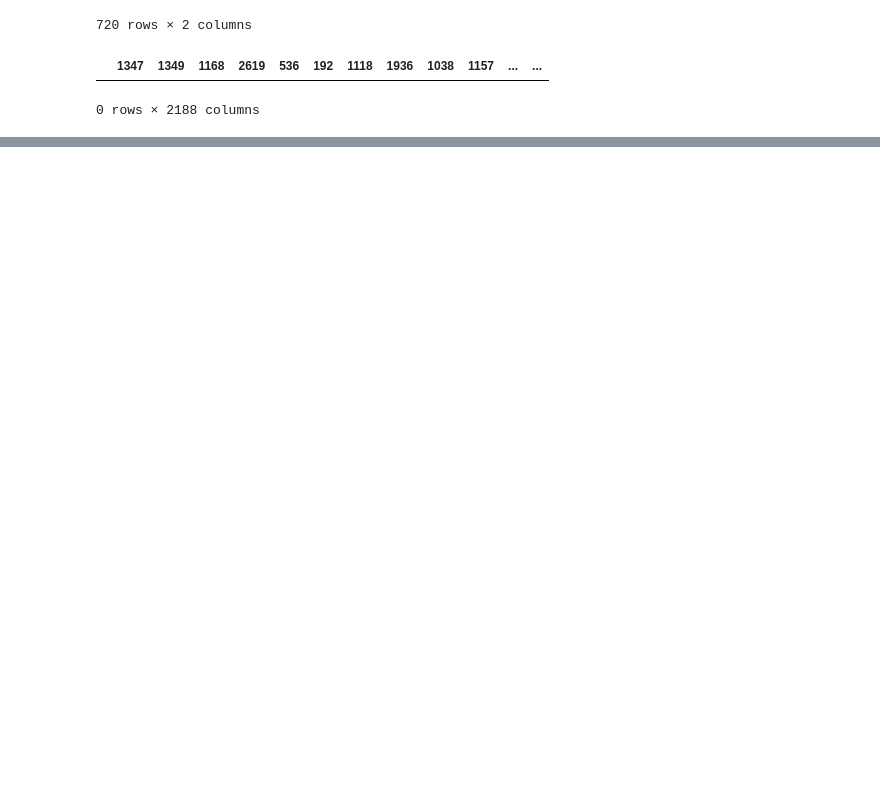
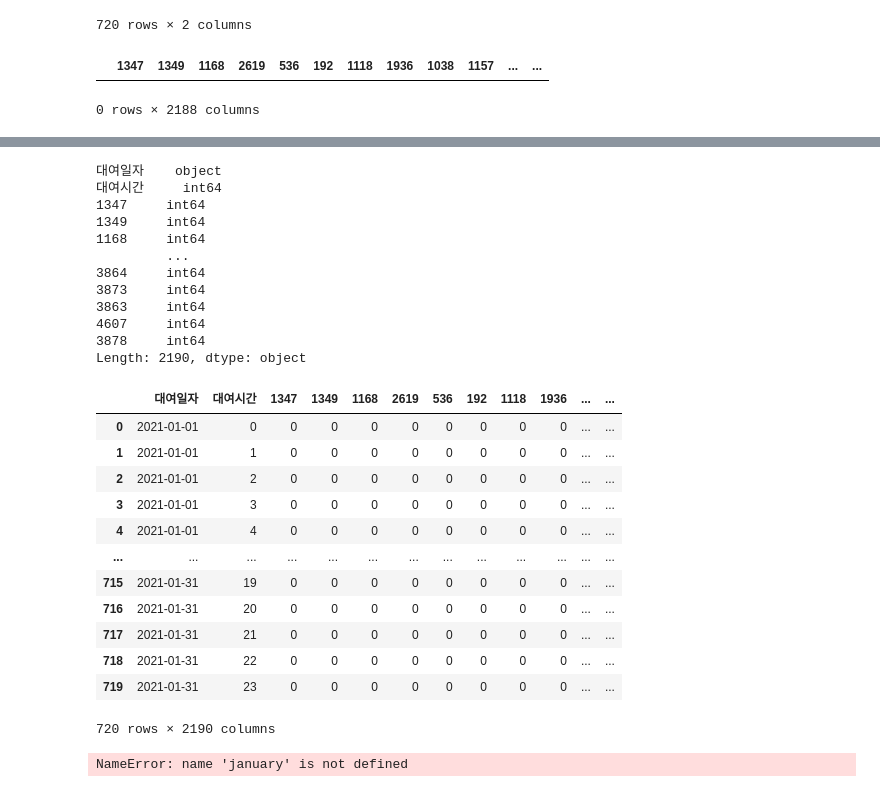
Before and after one commit to Jeong-JaeYoon/Today-I-Learned, a Jupyter notebook: 2022-1-ProbabilisticGraphicalModelAndNetworkData/new_data_summary.ipynb, the cells around one changed output, grey strips where cells are left out. Saved outputs shown, nothing was run; the diff lists cells and outputs as text; code cells hidden in the pictures; blank space fills up the shorter version.

```diff
--- a/2022-1-ProbabilisticGraphicalModelAndNetworkData/new_data_summary.ipynb
+++ b/2022-1-ProbabilisticGraphicalModelAndNetworkData/new_data_summary.ipynb
@@ -179,0 +220,43 @@ df
+# %%
+df = df.astype({'대여시간':'int64'})
+print(df.dtypes)
+df
+# %% [output]
+대여일자    object
+대여시간     int64
+1347     int64
+1349     int64
+1168     int64
+         ...
+3864     int64
+3873     int64
+3863     int64
+4607     int64
+3878     int64
+Length: 2190, dtype: object
+|  | 대여일자 | 대여시간 | 1347 | 1349 | 1168 | 2619 | 536 | 192 | 1118 | 1936 | ... | ... |
+| 0 | 2021-01-01 | 0 | 0 | 0 | 0 | 0 | 0 | 0 | 0 | 0 | ... | ... |
+| 1 | 2021-01-01 | 1 | 0 | 0 | 0 | 0 | 0 | 0 | 0 | 0 | ... | ... |
+| 2 | 2021-01-01 | 2 | 0 | 0 | 0 | 0 | 0 | 0 | 0 | 0 | ... | ... |
+| 3 | 2021-01-01 | 3 | 0 | 0 | 0 | 0 | 0 | 0 | 0 | 0 | ... | ... |
+| 4 | 2021-01-01 | 4 | 0 | 0 | 0 | 0 | 0 | 0 | 0 | 0 | ... | ... |
+| ... | ... | ... | ... | ... | ... | ... | ... | ... | ... | ... | ... | ... |
+| 715 | 2021-01-31 | 19 | 0 | 0 | 0 | 0 | 0 | 0 | 0 | 0 | ... | ... |
+| 716 | 2021-01-31 | 20 | 0 | 0 | 0 | 0 | 0 | 0 | 0 | 0 | ... | ... |
+| 717 | 2021-01-31 | 21 | 0 | 0 | 0 | 0 | 0 | 0 | 0 | 0 | ... | ... |
+| 718 | 2021-01-31 | 22 | 0 | 0 | 0 | 0 | 0 | 0 | 0 | 0 | ... | ... |
+| 719 | 2021-01-31 | 23 | 0 | 0 | 0 | 0 | 0 | 0 | 0 | 0 | ... | ... |
+720 rows × 2190 columns
+# %%
+for i in tqdm(range(len(january))):
+    day = january.iloc[i]['대여일자']
+    time = january.iloc[i]['대여시간']
+    station_number = january.iloc[i]['대여소번호']
+    value = january.iloc[i]['이용건수']
+
+    df.loc[(df['대여일자']==day) & (df['대여시간']==time), station_number] += value
+
+print(df.describe())
+df
+# %% [output]
+NameError: name 'january' is not defined
```
Also changed, not shown: parts of 26 cells of this notebook.
